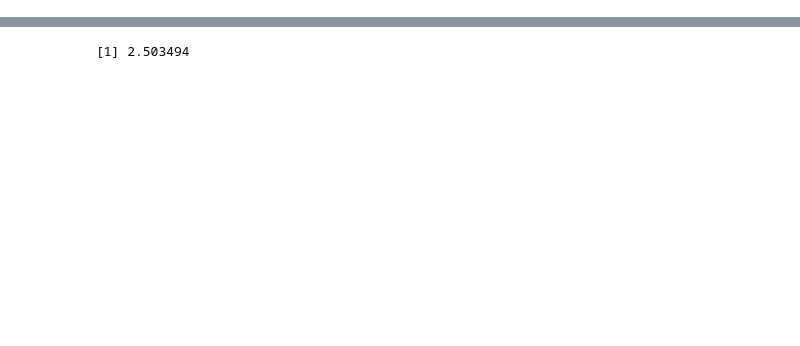
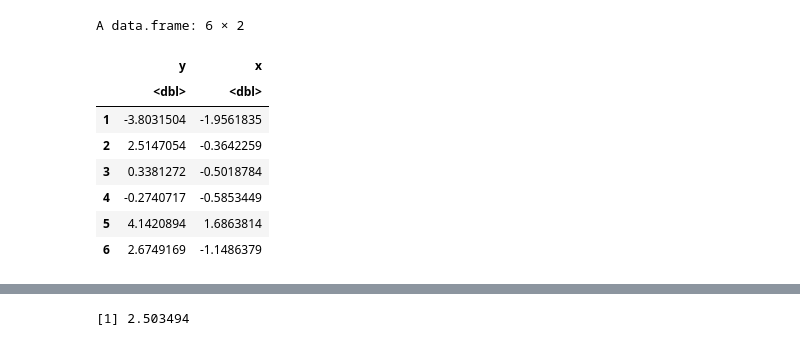
Before and after one commit to bquistorff/NABE_workbooks, a Jupyter notebook: 1. K-Fold CV - Solutions.ipynb, the cells around one changed output, grey strips where cells are left out. Cells and saved outputs as stored; diff of their text form; code cells hidden in the pictures; blank space fills up the shorter version.

```diff
--- a/1. K-Fold CV - Solutions.ipynb
+++ b/1. K-Fold CV - Solutions.ipynb
@@ -176,0 +134,39 @@ For each fold we have a value of the "out-of-sample" MSE. To get a general idea
+# %%
+#Mean outcome function
+degree4_ybar <- function(x1) {
+    beta_true = matrix(c(.2,-.01,.3,-.005)) # coefficient vector
+    alpha_true = 1
+    #featurize
+    x2 = x1^2 # squared
+    x3 = x1^3 # cubed
+    x4 = x1^4 # 4th power
+    X = cbind(x1,x2,x3,x4) # X is the concatenation of 4 column vectors
+
+    ybar = alpha_true + X%*%beta_true
+    return(ybar)
+}
+
+#Generate random data
+degree4_dgp <- function(N) {
+    x1 = runif(N,-2,2) # generate N uniform rvs between -2,2
+    ybar = degree4_ybar(x1)
+    y = ybar + rnorm(N)*1.5
+    # y is generated from a 4th order polynomial with N(0,2.25) errors
+    data = data.frame(cbind(y,x1))
+    # creates a data frame from the "observed" covariates y and x
+    colnames(data) = c('y', 'x')
+    return(data)
+}
+N = 1500
+data = degree4_dgp(N)
+head(data)
+# %% [output]
+A data.frame: 6 × 2
+|  | y | x |
+|  | <dbl> | <dbl> |
+| 1 | -3.8031504 | -1.9561835 |
+| 2 | 2.5147054 | -0.3642259 |
+| 3 | 0.3381272 | -0.5018784 |
+| 4 | -0.2740717 | -0.5853449 |
+| 5 | 4.1420894 | 1.6863814 |
+| 6 | 2.6749169 | -1.1486379 |
```
Also changed, not shown: parts of 57 cells of this notebook, 6 other files.
